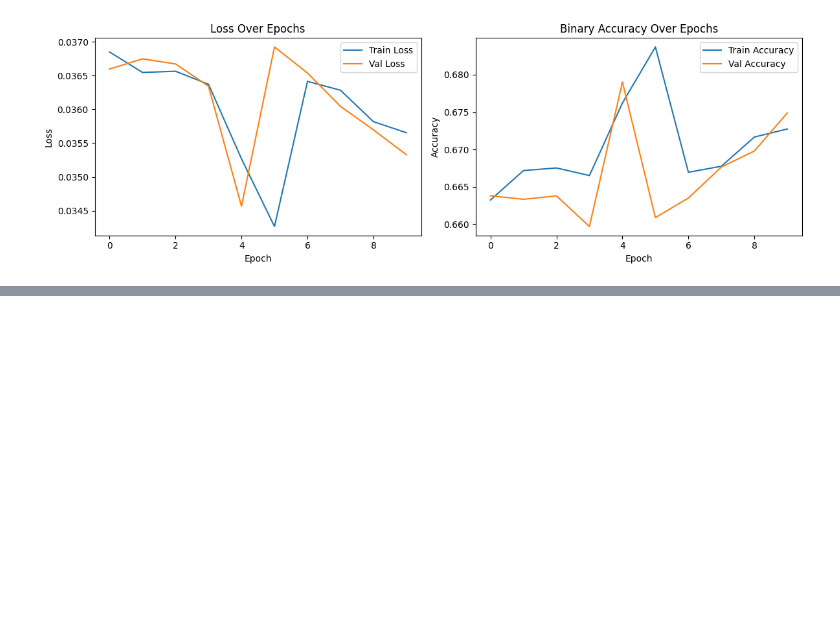
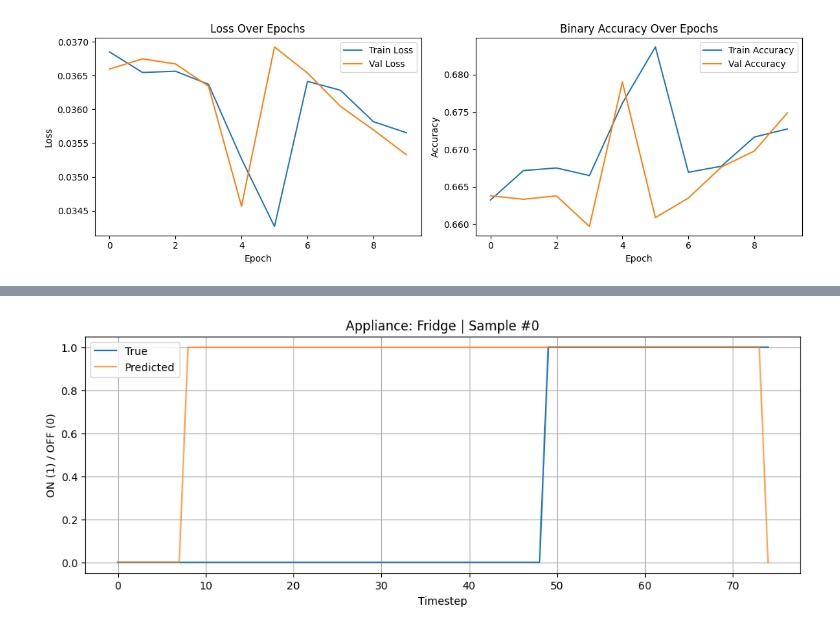
Before and after one commit to Prince5867/NILM_Project, a Jupyter notebook: Model/CNN/tf CNN model.ipynb, the cells around one changed output, grey strips where cells are left out. Drawn from its saved outputs; the diff is of its cells as text; code cells hidden in the pictures; blank space fills up the shorter version.

```diff
--- a/Model/CNN/tf CNN model.ipynb
+++ b/Model/CNN/tf CNN model.ipynb
@@ -995,3 +1048,21 @@ Accuracy for appliance Electric Heater: 0.0911
+# %%
+import matplotlib.pyplot as plt
+
+def plot_sample_prediction(X, y_true, y_pred, appliance_idx, appliance_name, sample_idx=0):
+    plt.figure(figsize=(12, 4))
+    plt.plot(y_true[sample_idx, :, appliance_idx], label='True')
+    plt.plot(y_pred[sample_idx, :, appliance_idx], label='Predicted', alpha=0.7)
+    plt.title(f'Appliance: {appliance_name} | Sample #{sample_idx}')
+    plt.xlabel('Timestep')
+    plt.ylabel('ON (1) / OFF (0)')
+    plt.legend()
+    plt.grid(True)
+    plt.show()
+
+appliance_idx = appliance_names.index("Fridge")
+plot_sample_prediction(X_test, y_test, preds_binary, appliance_idx, "Fridge")
+# %% [output]
+[figure, added]
 # %%
 
 appliance_names = ['Fridge', 'Washer Dryer', 'Washing Machine', 'Dishwasher',
```
Also changed, not shown: parts of 6 cells of this notebook.
